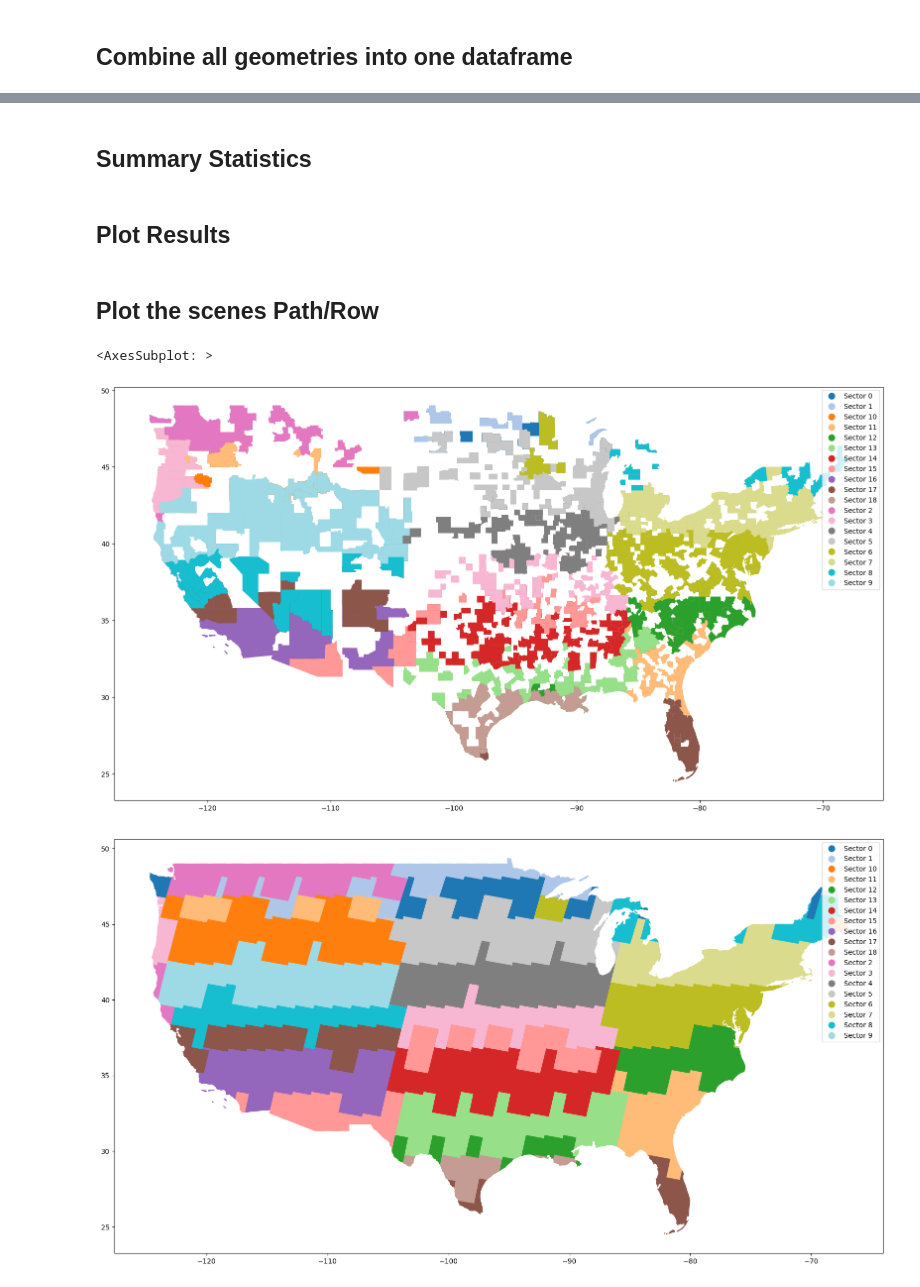
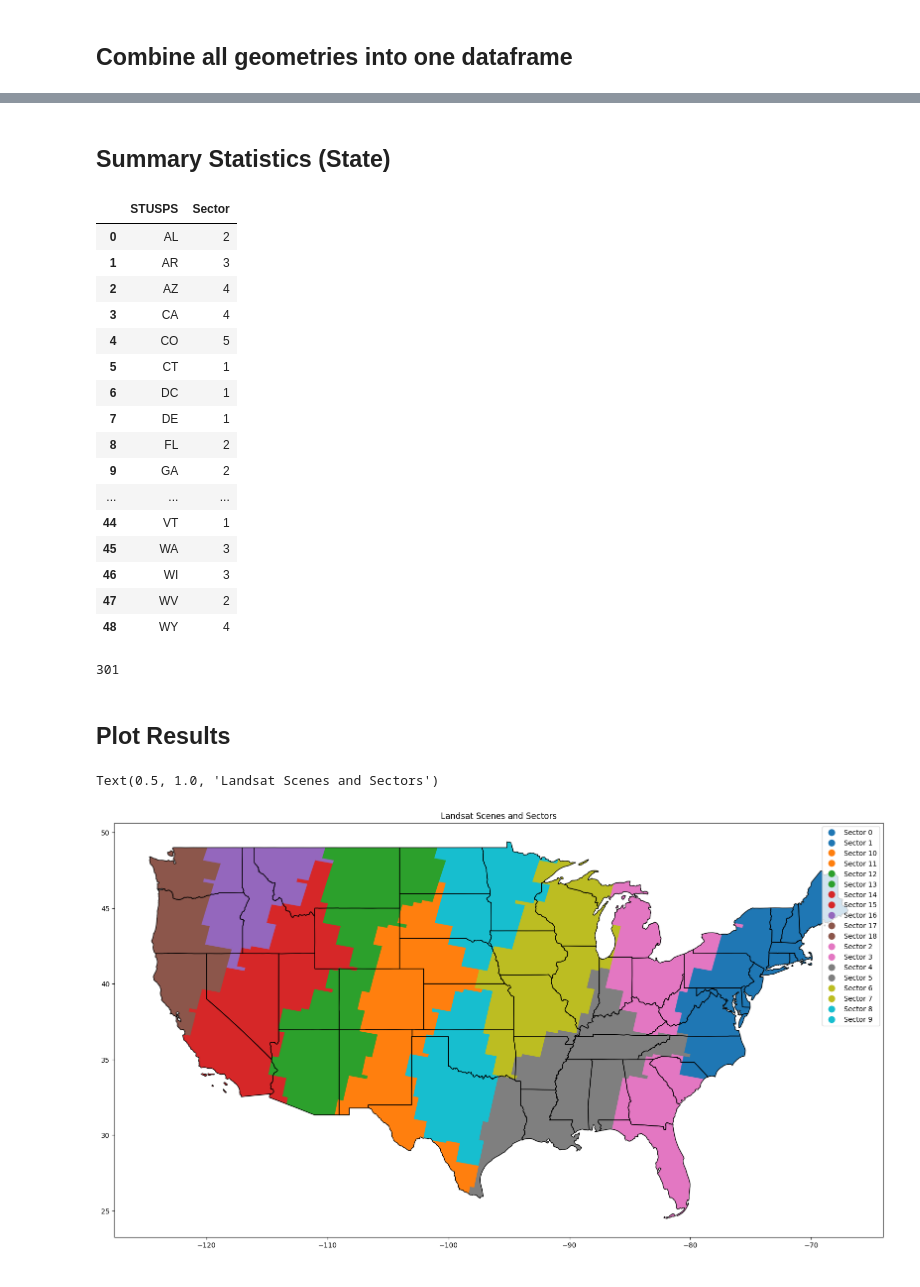
Before and after one commit to easierdata/easier, a Jupyter notebook: code/Pynotebooks/user_access_simulation.ipynb, the cells around one changed output, grey strips where cells are left out. Drawn from its saved outputs; the diff is of its cells as text; code cells hidden in the pictures.

Commit message:
Add map showing sectors and US states

```diff
--- a/code/Pynotebooks/user_access_simulation.ipynb
+++ b/code/Pynotebooks/user_access_simulation.ipynb
@@ -150,5 +166,32 @@ df_unified = pd.concat(geometries_clipped_intersected, ignore_index=True)
 # %% [markdown]
-## Summary Statistics
+## Summary Statistics (State)
+# %%
+#  Group states by STUSPS and show the number of unique sectors each state is in
+states_grouped = states.groupby("STUSPS").agg({"Sector": "nunique"}).reset_index()
+states_grouped
+# %% [output]
+|  | STUSPS | Sector |
+| 0 | AL | 2 |
+| 1 | AR | 3 |
+| 2 | AZ | 4 |
+| 3 | CA | 4 |
+| 4 | CO | 5 |
+| 5 | CT | 1 |
+| 6 | DC | 1 |
+| 7 | DE | 1 |
+| 8 | FL | 2 |
+| 9 | GA | 2 |
+| ... | ... | ... |
+| 44 | VT | 1 |
+| 45 | WA | 3 |
+| 46 | WI | 3 |
+| 47 | WV | 2 |
+| 48 | WY | 4 |
+# %%
+# Number of Unique sectors per county
+len(counties.groupby("COUNTYFP")["Sector"].nunique())
+# %% [output]
+301
 # %%
 # def get_sector_hit_count(msa_boundaries, number_of_requests):
 #     sector_hit_dict = {
@@ -185,13 +228,14 @@ df_unified = pd.concat(geometries_clipped_intersected, ignore_index=True)
 # average_number_of_sectors_hit
 # %% [markdown]
 ## Plot Results
-# %% [markdown]
-## Plot the scenes Path/Row
-# %%
-# Plot the MSAs and the number of sectors in each MSA
-msa_boundaries_intersect.plot(column="Sector", figsize=(20, 20), cmap='tab20', legend=True)
-add_sector_to_scene.plot(column="Sector", figsize=(20, 20), cmap='tab20', legend=True)
-# %% [output]
-<AxesSubplot: >
-[figure, removed]
-[figure, removed]
+# %%
+# Plot the States with sectors shown with some transparency
+# ax = add_sector_to_scene.plot(column="Sector", figsize=(20, 20), alpha=0.5, legend=True)
+# Plot the States with some transparency and dark borders.
+
+ax = add_sector_to_scene.plot(column="Sector", legend=True, figsize=(20, 20))
+us_states_continential.plot(ax=ax, color="none", edgecolor="black", linewidth=1)
+plt.title("Landsat Scenes and Sectors")
+# %% [output]
+Text(0.5, 1.0, 'Landsat Scenes and Sectors')
+[figure, added]
```
Also changed, not shown: parts of 7 cells of this notebook.
